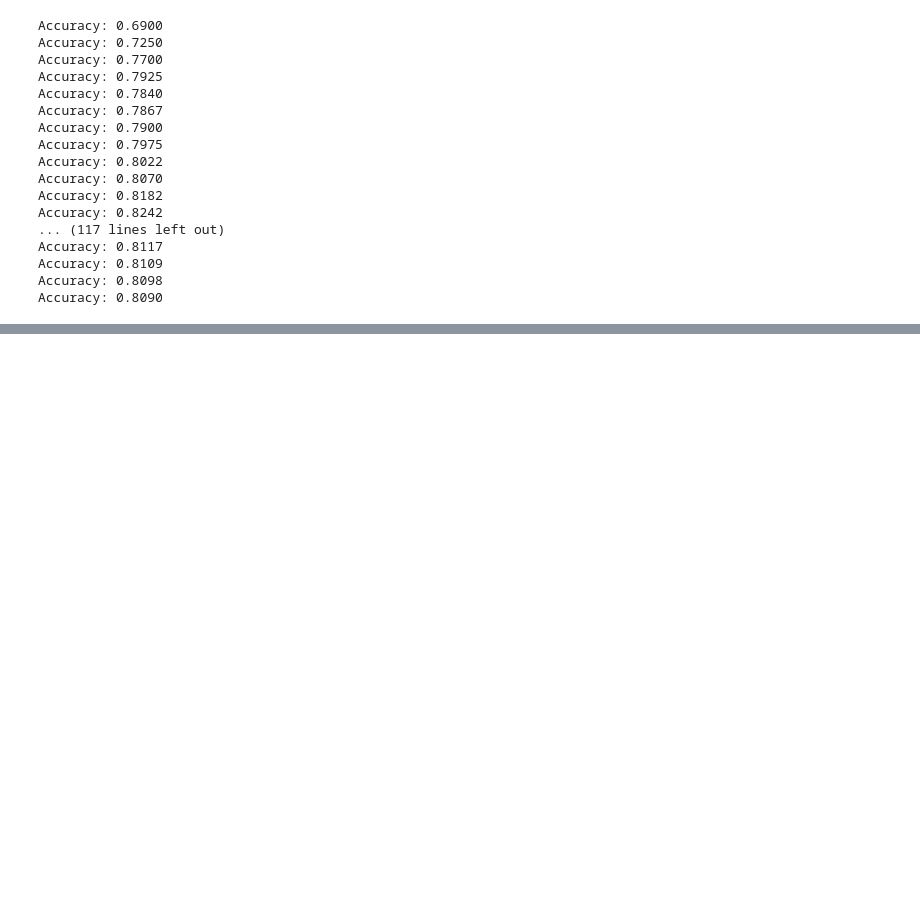
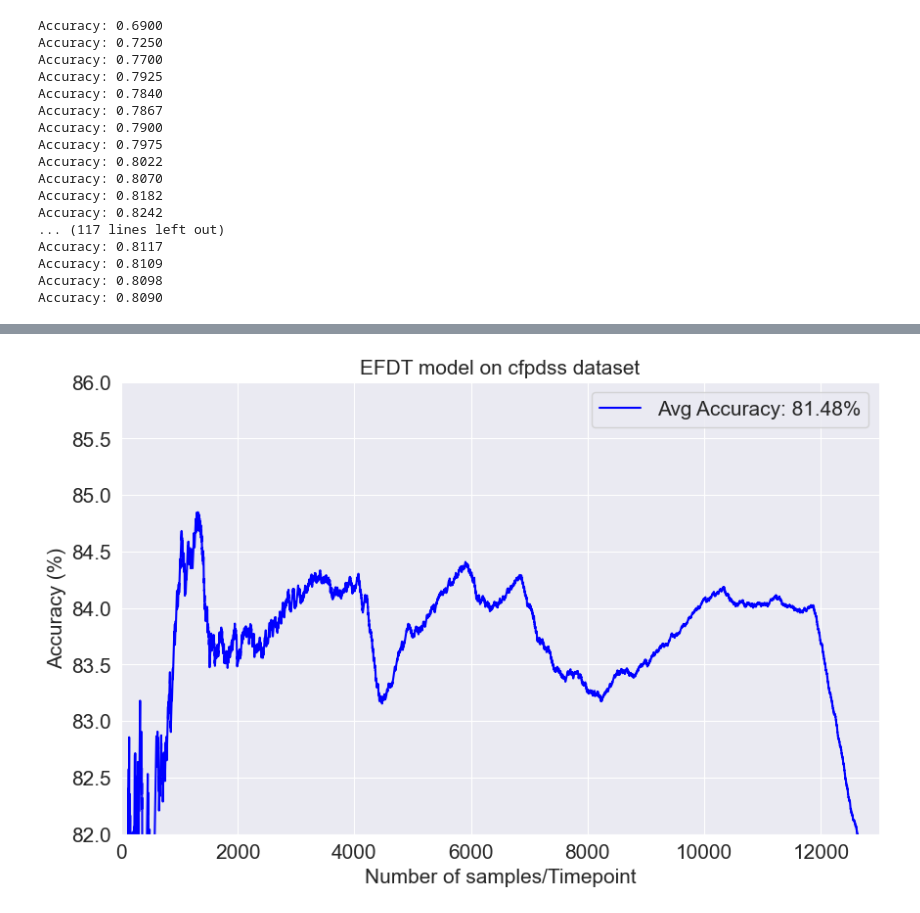
Before and after one commit to aditya0by0/stream-viz, a Jupyter notebook: notebooks/ConceptDrift.ipynb, the cells around one changed output, grey strips where cells are left out. Drawn from its saved outputs; the diff is of its cells as text; code cells hidden in the pictures; blank space fills up the shorter version.

```diff
--- a/notebooks/ConceptDrift.ipynb
+++ b/notebooks/ConceptDrift.ipynb
@@ -181,0 +343,4 @@ Accuracy: 0.8090
+# %%
+acc_fig(t, m5, name5)
+# %% [output]
+[figure, added]
```
Also changed, not shown: parts of 14 cells of this notebook.
